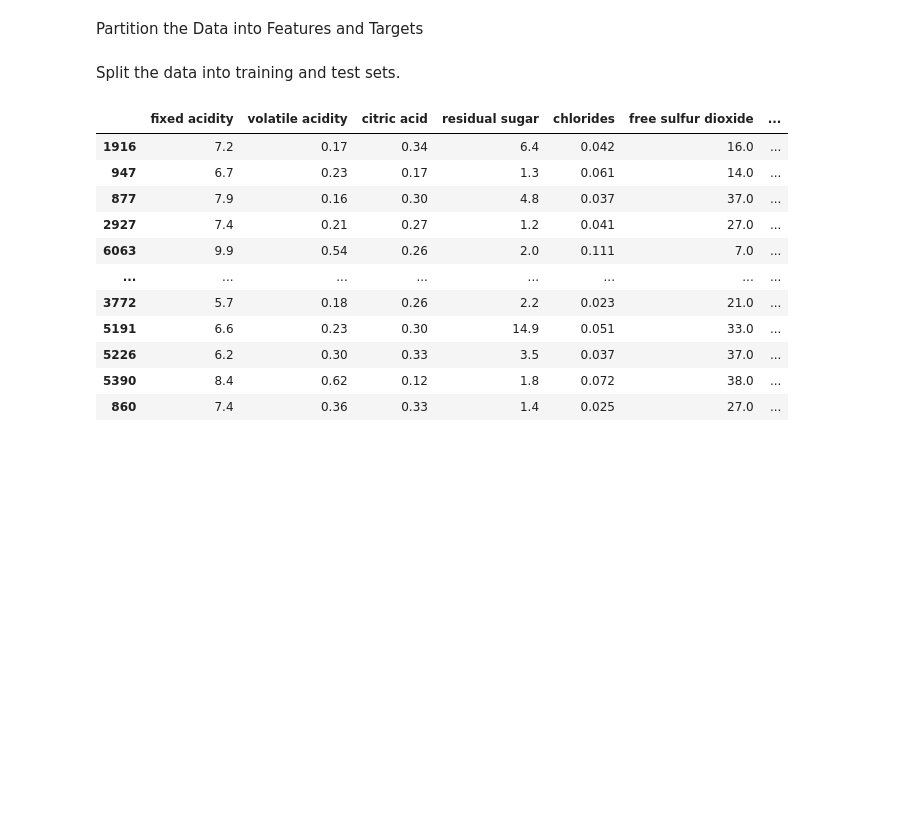
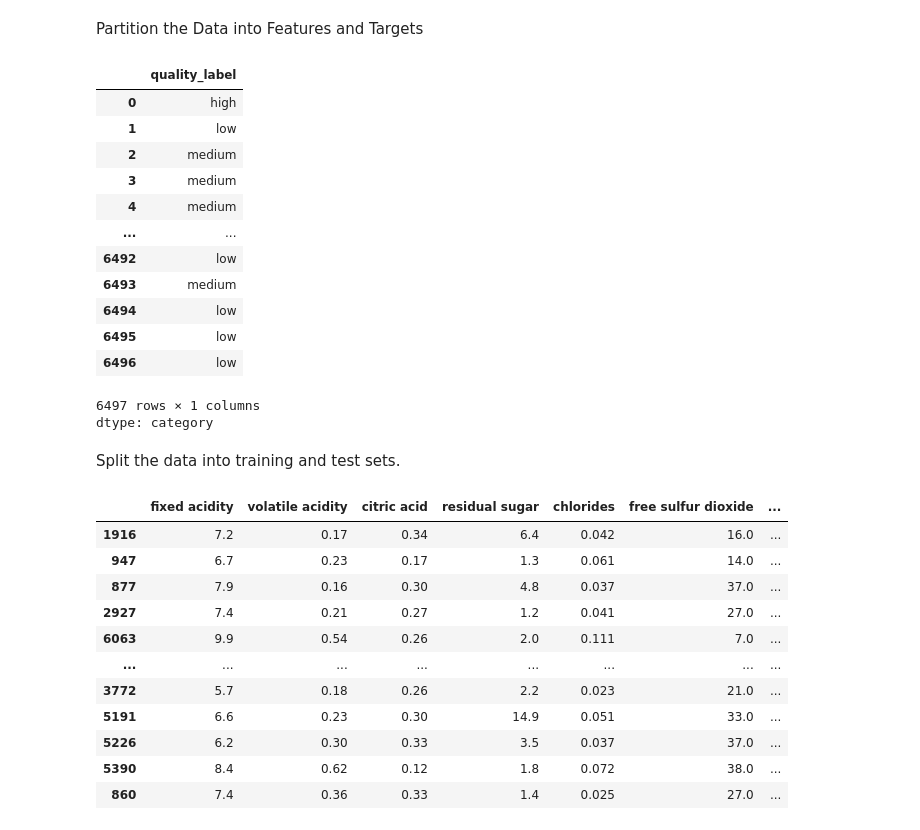
Before and after one commit to jrfanfan/CSE450project, a Jupyter notebook: winequality.ipynb, the cells around one changed output. Saved outputs shown, nothing was run; the diff lists cells and outputs as text; code cells hidden in the pictures; blank space fills up the shorter version.

```diff
--- a/winequality.ipynb
+++ b/winequality.ipynb
@@ -141,8 +141,24 @@ Text(0, 0.5, 'Wine pH')
 # %%
 # Create a new dataframe called X and y that contian the features we're going
 # to use to make predictions.
 X = wines.drop(['quality_label', 'wine_type'], axis=1)
 y = wines['quality_label']
+y
+# %% [output]
+|  | quality_label |
+| 0 | high |
+| 1 | low |
+| 2 | medium |
+| 3 | medium |
+| 4 | medium |
+| ... | ... |
+| 6492 | low |
+| 6493 | medium |
+| 6494 | low |
+| 6495 | low |
+| 6496 | low |
+6497 rows × 1 columns
+dtype: category
 # %% [markdown]
 Split the data into training and test sets.
 # %%
```
Also changed, not shown: parts of 3 cells of this notebook.
